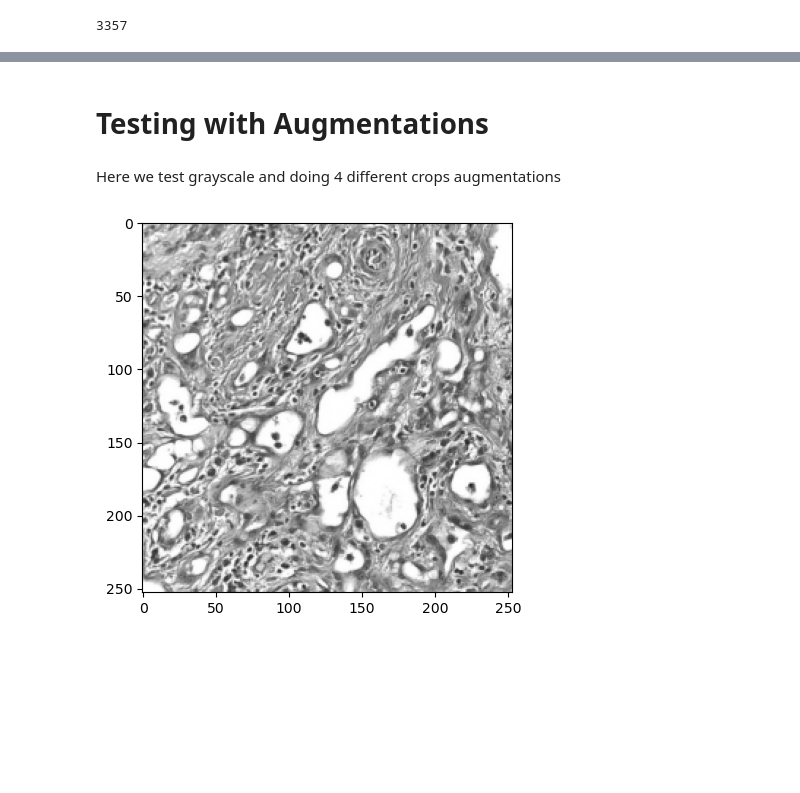
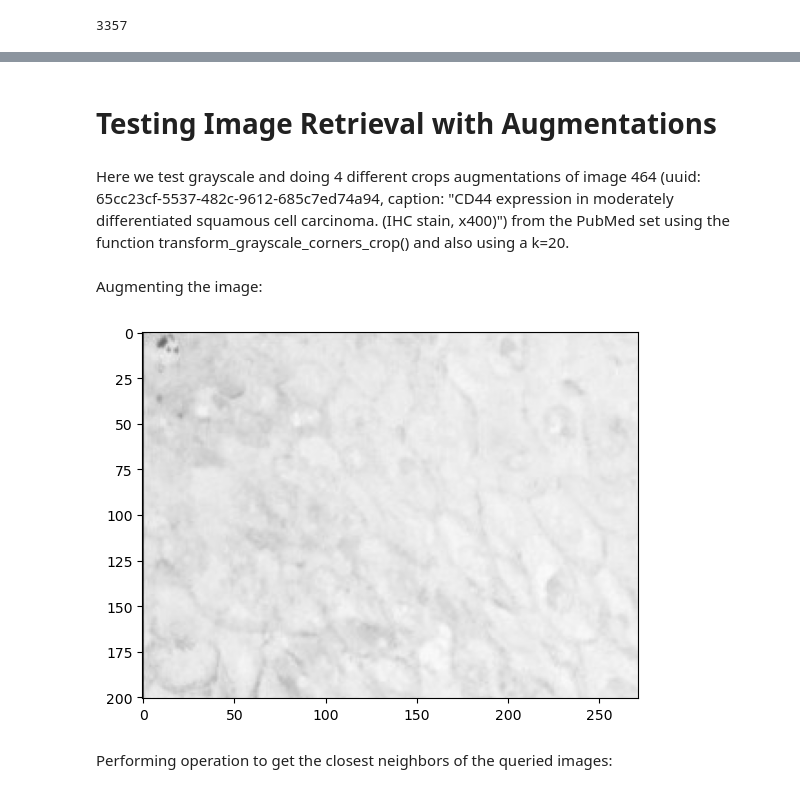
Before and after one commit to p1nkuu/CBIR-Image, a Jupyter notebook: uni-model/uni_user.ipynb, the cells around one changed output, grey strips where cells are left out. Saved outputs shown, nothing was run; the diff lists cells and outputs as text; code cells hidden in the pictures; blank space fills up the shorter version.

Commit message:
testing code for image 464 in uni_user and results are bad but i will fix augmentation code later

```diff
--- a/uni-model/uni_user.ipynb
+++ b/uni-model/uni_user.ipynb
@@ -105,9 +123,9 @@ uni.KNN_filenames(distance_index[1], filenames=index_list)
  'C:\\Users\\tiffa\\Documents\\bttai\\novartis\\pubmed_set\\images\\145b9331-da4e-4d97-b35f-704e6594322f.jpg',
  'C:\\Users\\tiffa\\Documents\\bttai\\novartis\\pubmed_set\\images\\3e78757f-d7b9-44fa-8f63-a3ca2c5dca17.jpg']
 # %% [markdown]
-# Testing with Augmentations
+# Testing Image Retrieval with Augmentations
-# %% [markdown]
-Here we test grayscale and doing 4 different crops augmentations
+# %% [markdown]
+Here we test grayscale and doing 4 different crops augmentations of image 464 (uuid: 65cc23cf-5537-482c-9612-685c7ed74a94, caption: "CD44 expression in moderately differentiated squamous cell carcinoma. (IHC stain, x400)") from the PubMed set using the function transform_grayscale_corners_crop() and also using a k=20.
 # %%
 # Returns 4 grayscale crops of the passed in img as a list (each index contains an image)
 # img = numpy array in RGB, make sure it is not of type image
@@ -130,26 +148,39 @@ def transform_grayscale_corners_crop(img, img_width, img_height):
         A.ToGray(method='weighted_average', p=1),
         A.Crop(x_min=img_width//2, x_max=img_width, y_min=img_height//2, y_max=img_height)
     ])
+    transform_grayscale = A.Compose([
+        A.ToGray(method='weighted_average', p=1)
+    ])
 
-    transformed_images = [0, 0, 0, 0]
+    transformed_images = [0, 0, 0, 0, 0]
     transformed_images[0] = transform_topleftcrop(image=img)
     transformed_images[1] = transform_toprightcrop(image=img)
     transformed_images[2] = transform_bottomleftcrop(image=img)
     transformed_images[3] = transform_bottomrightcrop(image=img)
+    transformed_images[4] = transform_grayscale(image=img)
 
     return transformed_images
+# %% [markdown]
+Augmenting the image:
 # %%
-# Example of how to use transform_grayscale_corners_crop
-image = cv2.imread(r'C:\Users\tiffa\Documents\bttai\novartis\pubmed_set\images\8a662f40-e8b5-47d3-9ce5-95c1823e3789.jpg') # use to get width and height
+# also acts as an example of how to use transform_grayscale_corners_crop
+image = cv2.imread(r"C:\Users\tiffa\Documents\bttai\novartis\pubmed_set\images\65cc23cf-5537-482c-9612-685c7ed74a94.jpg") # this is 387 in matches
 image = cv2.cvtColor(image, cv2.COLOR_BGR2RGB) # cv2 reads in stuff in BGR but albumentations uses RGB so we have to convert them to RGB
-img_obj = Image.open(r'C:\Users\tiffa\Documents\bttai\novartis\pubmed_set\images\8a662f40-e8b5-47d3-9ce5-95c1823e3789.jpg')
+img_obj = Image.open(r"C:\Users\tiffa\Documents\bttai\novartis\pubmed_set\images\65cc23cf-5537-482c-9612-685c7ed74a94.jpg") # use to get width and height
 
-# pass in what is read by cv2 not Image
-transformed_images_list = transform_grayscale_corners_crop(image, img_obj.width, img_obj.height)
+# augment the image
+transformed_images_list = transform_grayscale_corners_crop(image, img_obj.width, img_obj.height) # pass in what is read by cv2 not Image
 first_image = transformed_images_list[0]["image"] # access image by using image key
+
+# save all the augmented images
+for i in range(len(transformed_images_list)):
+    im = Image.fromarray(transformed_images_list[i]["image"])
+    im.save(f"augmented{i}.jpg")
 
 # displaying the one of the cropped images
 imgplot_augmented = plt.imshow(first_image)
 plt.show()
 # %% [output]
-[figure, old version]
+[figure, new version]
+# %% [markdown]
+Performing operation to get the closest neighbors of the queried images:
```
Also changed, not shown: parts of 10 cells of this notebook, 6 other files.
